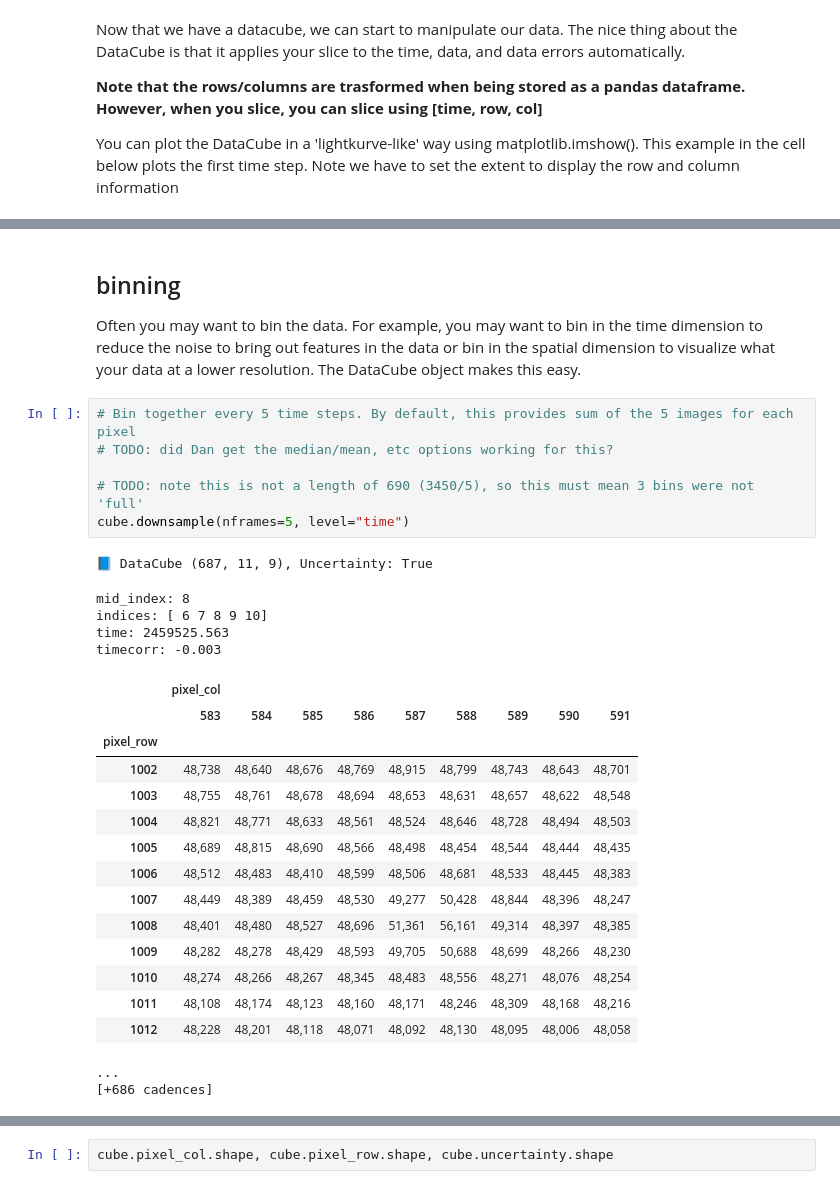
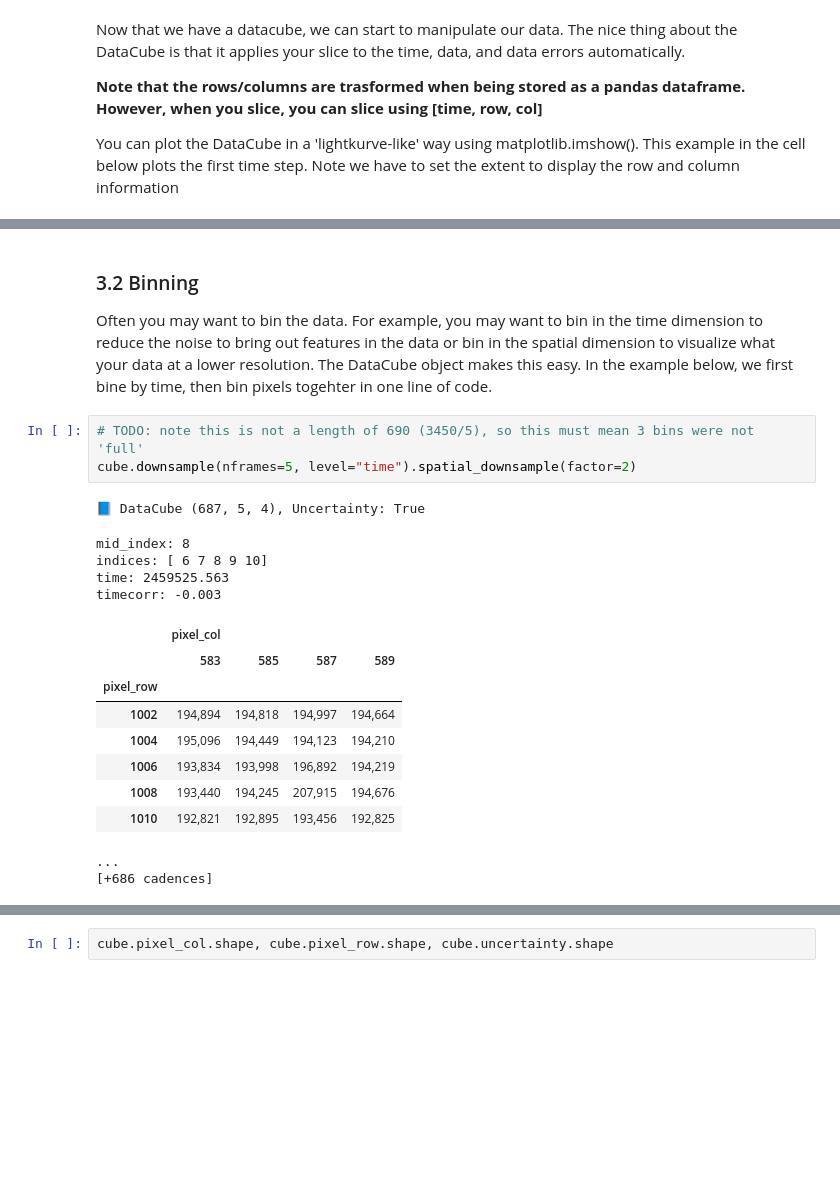
Before and after one commit to lightkurve/lkdata, a Jupyter notebook: docs/tutorials/DataCube_tutorial.ipynb, the cells around one changed output, grey strips where cells are left out. Drawn from its saved outputs; the diff is of its cells as text; blank space fills up the shorter version.

```diff
--- a/docs/tutorials/DataCube_tutorial.ipynb
+++ b/docs/tutorials/DataCube_tutorial.ipynb
@@ -831,33 +824,24 @@ timecorr: -0.003
 # %% [markdown]
-## binning
+### 3.2 Binning
 
-Often you may want to bin the data. For example, you may want to bin in the time dimension to reduce the noise to bring out features in the data or bin in the spatial dimension to visualize what your data at a lower resolution. The DataCube object makes this easy.
+Often you may want to bin the data. For example, you may want to bin in the time dimension to reduce the noise to bring out features in the data or bin in the spatial dimension to visualize what your data at a lower resolution. The DataCube object makes this easy. In the example below, we first bine by time, then bin pixels togehter in one line of code.
 # %%
-# Bin together every 5 time steps. By default, this provides sum of the 5 images for each pixel
-# TODO: did Dan get the median/mean, etc options working for this?
-
 # TODO: note this is not a length of 690 (3450/5), so this must mean 3 bins were not 'full'
-cube.downsample(nframes=5, level="time")
+cube.downsample(nframes=5, level="time").spatial_downsample(factor=2)
 # %% [output]
-📘 DataCube (687, 11, 9), Uncertainty: True
+📘 DataCube (687, 5, 4), Uncertainty: True
 mid_index: 8
 indices: [ 6 7 8 9 10]
 time: 2459525.563
 timecorr: -0.003
-|  | pixel_col |  |  |  |  |  |  |  |  |
-|  | 583 | 584 | 585 | 586 | 587 | 588 | 589 | 590 | 591 |
-| pixel_row |  |  |  |  |  |  |  |  |  |
-| 1002 | 48,738 | 48,640 | 48,676 | 48,769 | 48,915 | 48,799 | 48,743 | 48,643 | 48,701 |
-| 1003 | 48,755 | 48,761 | 48,678 | 48,694 | 48,653 | 48,631 | 48,657 | 48,622 | 48,548 |
-| 1004 | 48,821 | 48,771 | 48,633 | 48,561 | 48,524 | 48,646 | 48,728 | 48,494 | 48,503 |
-| 1005 | 48,689 | 48,815 | 48,690 | 48,566 | 48,498 | 48,454 | 48,544 | 48,444 | 48,435 |
-| 1006 | 48,512 | 48,483 | 48,410 | 48,599 | 48,506 | 48,681 | 48,533 | 48,445 | 48,383 |
-| 1007 | 48,449 | 48,389 | 48,459 | 48,530 | 49,277 | 50,428 | 48,844 | 48,396 | 48,247 |
-| 1008 | 48,401 | 48,480 | 48,527 | 48,696 | 51,361 | 56,161 | 49,314 | 48,397 | 48,385 |
-| 1009 | 48,282 | 48,278 | 48,429 | 48,593 | 49,705 | 50,688 | 48,699 | 48,266 | 48,230 |
-| 1010 | 48,274 | 48,266 | 48,267 | 48,345 | 48,483 | 48,556 | 48,271 | 48,076 | 48,254 |
-| 1011 | 48,108 | 48,174 | 48,123 | 48,160 | 48,171 | 48,246 | 48,309 | 48,168 | 48,216 |
-| 1012 | 48,228 | 48,201 | 48,118 | 48,071 | 48,092 | 48,130 | 48,095 | 48,006 | 48,058 |
+|  | pixel_col |  |  |  |
+|  | 583 | 585 | 587 | 589 |
+| pixel_row |  |  |  |  |
+| 1002 | 194,894 | 194,818 | 194,997 | 194,664 |
+| 1004 | 195,096 | 194,449 | 194,123 | 194,210 |
+| 1006 | 193,834 | 193,998 | 196,892 | 194,219 |
+| 1008 | 193,440 | 194,245 | 207,915 | 194,676 |
+| 1010 | 192,821 | 192,895 | 193,456 | 192,825 |
 ...
 [+686 cadences]
 # %% [markdown]
```
Also changed, not shown: parts of 72 cells of this notebook.
